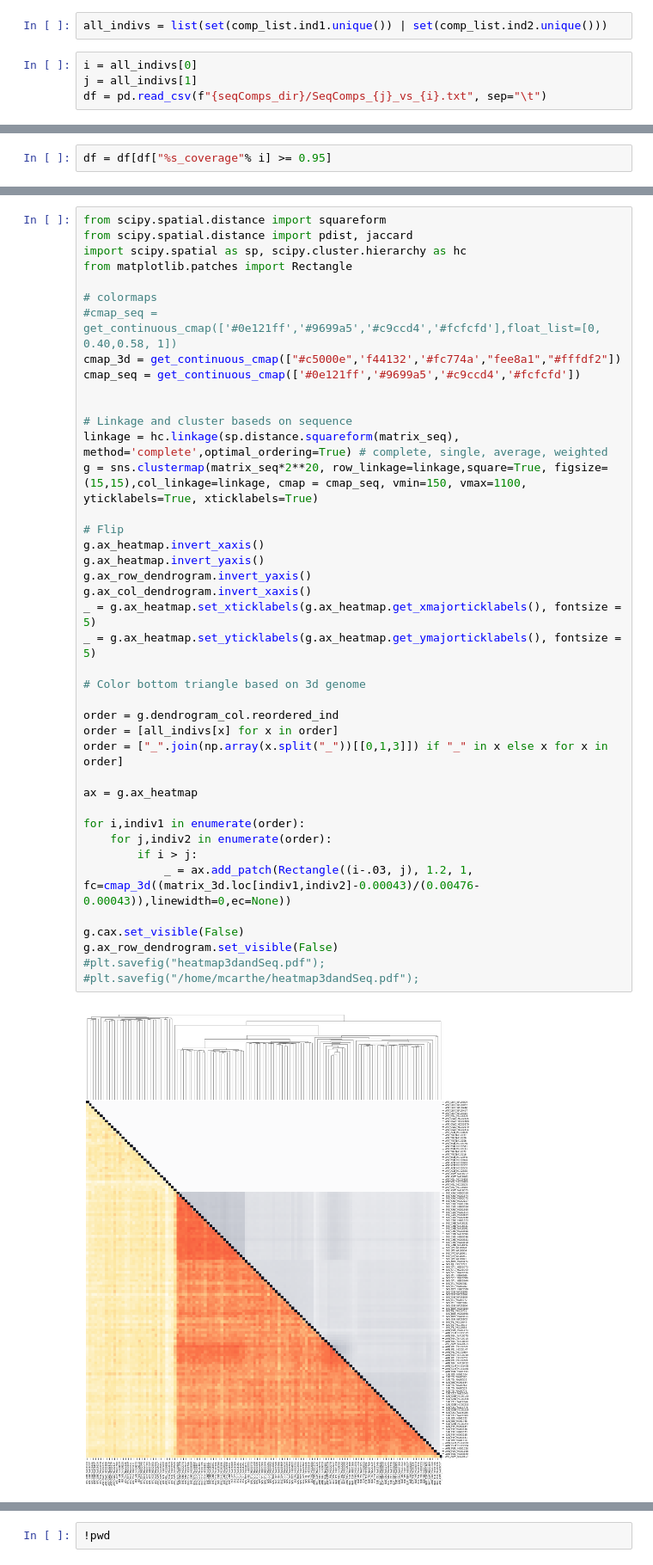
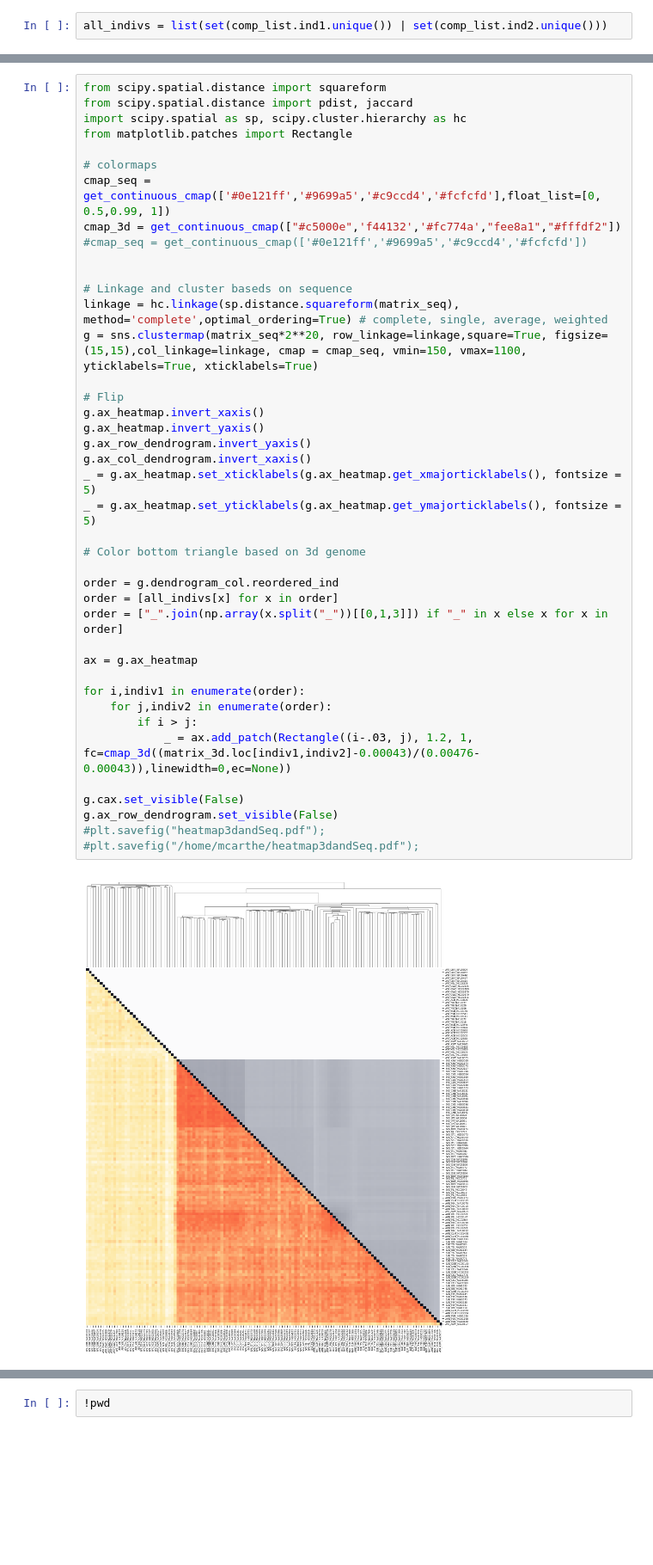
Before and after one commit to erin-n-gilbertson/3DGenome-diversity, a Jupyter notebook: activeNotebooks/Pairwise_sequence.ipynb, the cells around one changed output, grey strips where cells are left out. Shown at 86% size. Cells and saved outputs as stored; diff of their text form; blank space fills up the shorter version.

```diff
--- a/activeNotebooks/Pairwise_sequence.ipynb
+++ b/activeNotebooks/Pairwise_sequence.ipynb
@@ -55,7 +55,3 @@ comp_list = pd.read_csv('/wynton/group/capra/projects/modern_human_3Dgenome/resu
                        index_col=0)
 # %%
 all_indivs = list(set(comp_list.ind1.unique()) | set(comp_list.ind2.unique()))
-# %%
-i = all_indivs[0]
-j = all_indivs[1]
-df = pd.read_csv(f"{seqComps_dir}/SeqComps_{j}_vs_{i}.txt", sep="\t")
@@ -80,2 +57,0 @@ df
-# %%
-df = df[df["%s_coverage"% i] >= 0.95]
@@ -172,40 +169,40 @@ import scipy.spatial as sp, scipy.cluster.hierarchy as hc
 from matplotlib.patches import Rectangle
 
 # colormaps
-#cmap_seq = get_continuous_cmap(['#0e121ff','#9699a5','#c9ccd4','#fcfcfd'],float_list=[0, 0.40,0.58, 1])
+cmap_seq = get_continuous_cmap(['#0e121ff','#9699a5','#c9ccd4','#fcfcfd'],float_list=[0, 0.5,0.99, 1])
 cmap_3d = get_continuous_cmap(["#c5000e",'f44132','#fc774a',"fee8a1","#fffdf2"])
-cmap_seq = get_continuous_cmap(['#0e121ff','#9699a5','#c9ccd4','#fcfcfd'])
+#cmap_seq = get_continuous_cmap(['#0e121ff','#9699a5','#c9ccd4','#fcfcfd'])
 
 
 # Linkage and cluster baseds on sequence
 linkage = hc.linkage(sp.distance.squareform(matrix_seq), method='complete',optimal_ordering=True) # complete, single, average, weighted
 g = sns.clustermap(matrix_seq*2**20, row_linkage=linkage,square=True, figsize=(15,15),col_linkage=linkage, cmap = cmap_seq, vmin=150, vmax=1100, yticklabels=True, xticklabels=True)
 
 # Flip
 g.ax_heatmap.invert_xaxis()
 g.ax_heatmap.invert_yaxis()
 g.ax_row_dendrogram.invert_yaxis()
 g.ax_col_dendrogram.invert_xaxis()
 _ = g.ax_heatmap.set_xticklabels(g.ax_heatmap.get_xmajorticklabels(), fontsize = 5)
 _ = g.ax_heatmap.set_yticklabels(g.ax_heatmap.get_ymajorticklabels(), fontsize = 5)
 
 # Color bottom triangle based on 3d genome
 
 order = g.dendrogram_col.reordered_ind
 order = [all_indivs[x] for x in order]
 order = ["_".join(np.array(x.split("_"))[[0,1,3]]) if "_" in x else x for x in order]
 
 ax = g.ax_heatmap
 
 for i,indiv1 in enumerate(order):
     for j,indiv2 in enumerate(order):
         if i > j:
             _ = ax.add_patch(Rectangle((i-.03, j), 1.2, 1, fc=cmap_3d((matrix_3d.loc[indiv1,indiv2]-0.00043)/(0.00476-0.00043)),linewidth=0,ec=None))
 
 g.cax.set_visible(False)
 g.ax_row_dendrogram.set_visible(False)
 #plt.savefig("heatmap3dandSeq.pdf");
 #plt.savefig("/home/mcarthe/heatmap3dandSeq.pdf");
 # %% [output]
-[figure, old version]
+[figure, new version]
 # %%
```
Also changed, not shown: parts of 11 cells of this notebook, 51 other files.
